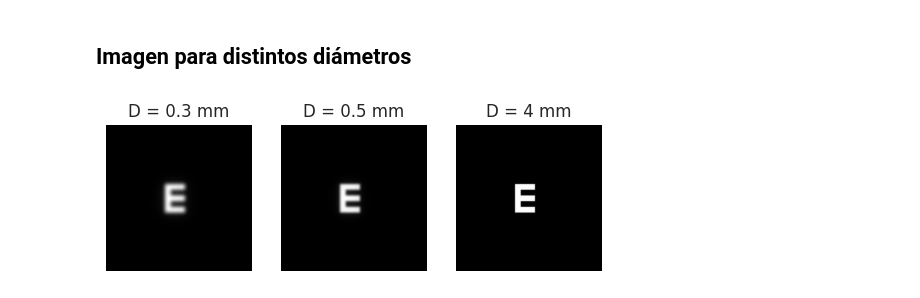
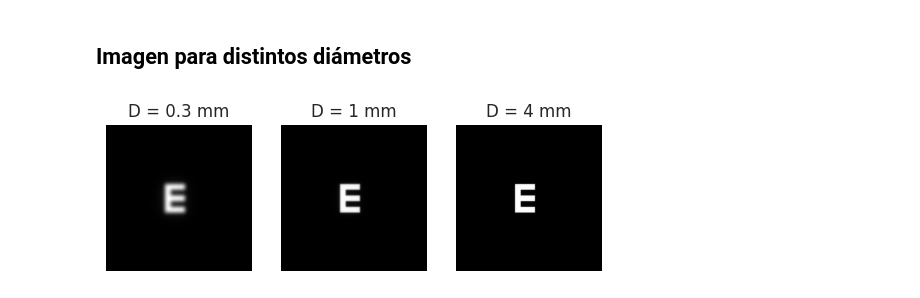
Before and after one commit to Miguel-Perdomo/fourier-optics, a Jupyter notebook: talleres/Taller02/taller02.ipynb, the cells around one changed output. Cells and saved outputs as stored; diff of their text form; code cells hidden in the pictures.

```diff
--- a/talleres/Taller02/taller02.ipynb
+++ b/talleres/Taller02/taller02.ipynb
@@ -590,18 +590,18 @@ fig_pattern.savefig(f"{folder_name}/psf_comparison_airy.png", dpi=300, bbox_inch
 # %%
 fig_image, axs_image = plt.subplots(1, 3)
 
-diameters = [0.3, 0.5, 4]
+diameters = [0.3, 1, 4]
 
 jj = 0
 for ii in diameters:
   image, h = give_image_formation(N, ii, k, LAMBDA, letter_e, 0, DELTA_X, z_i)
 
   axs_image[jj].imshow(image, cmap = "gray")
   axs_image[jj].axis("off")
   axs_image[jj].set_title(fr"D = {ii} mm")
 
   jj = jj + 1
 
-fig_pattern.savefig(f"{folder_name}/no_aberration_examples.png", dpi=300, bbox_inches='tight')
+fig_image.savefig(f"{folder_name}/no_aberration_examples.png", dpi=300, bbox_inches='tight')
 # %% [output]
-[figure, old version]
+[figure, new version]
```
Also changed, not shown: parts of 5 cells of this notebook.
